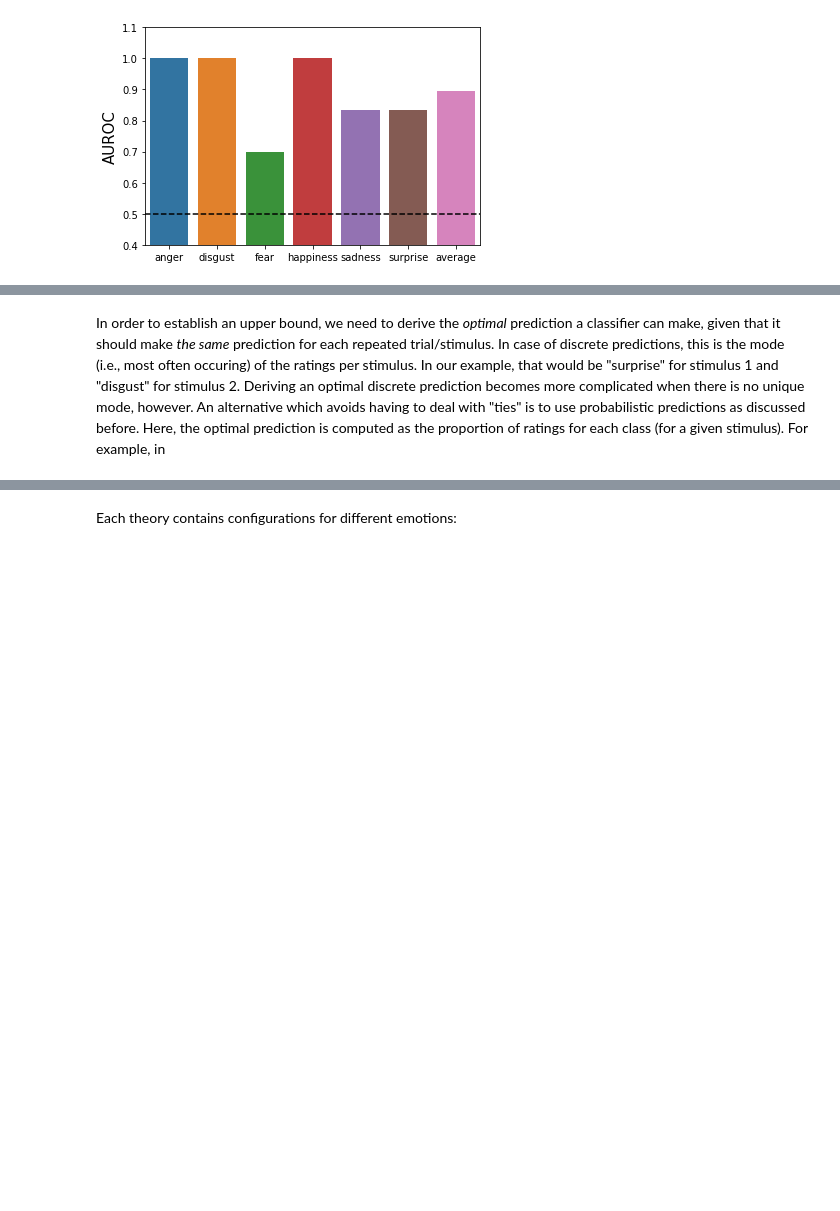
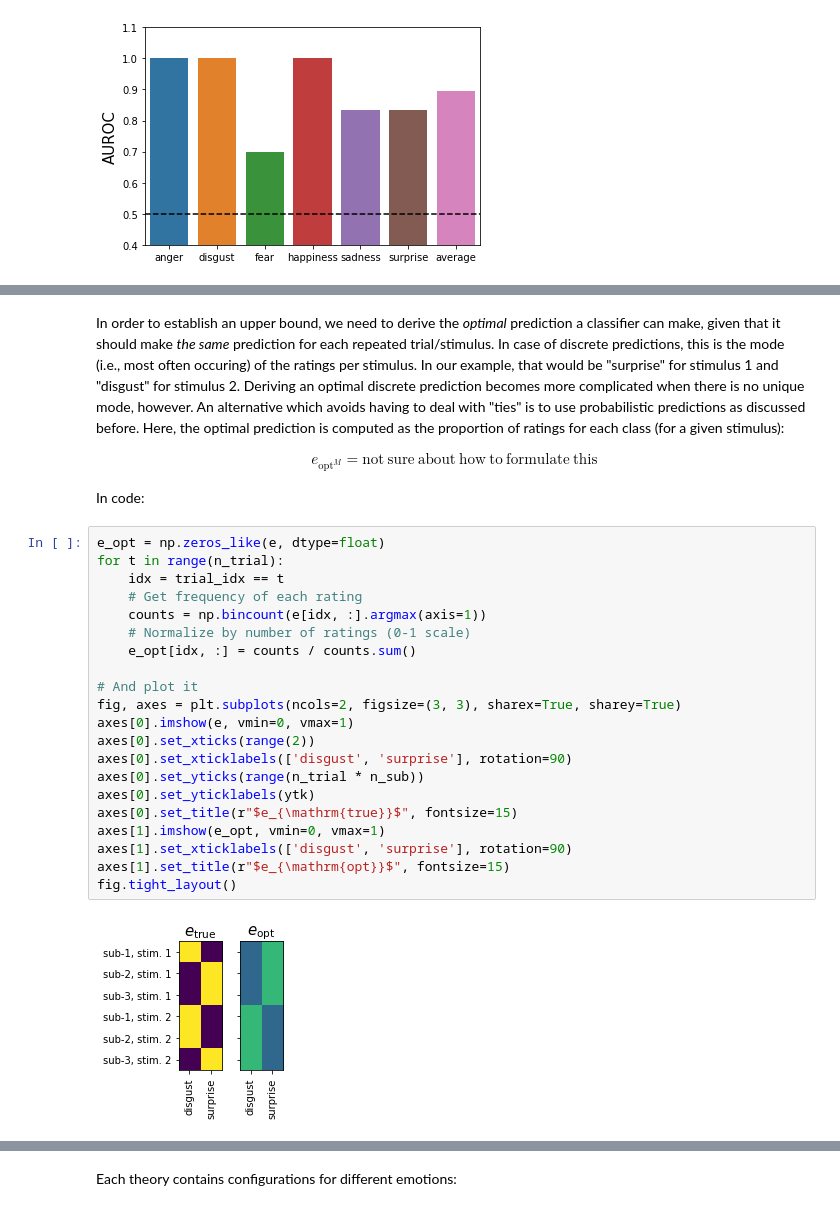
Before and after one commit to lukassnoek/hypothesis-kernel-analysis, a Jupyter notebook: notebooks/theory_kernel_analysis.ipynb, the cells around one changed output, grey strips where cells are left out. Drawn from its saved outputs; the diff is of its cells as text; blank space fills up the shorter version.

```diff
--- a/notebooks/theory_kernel_analysis.ipynb
+++ b/notebooks/theory_kernel_analysis.ipynb
@@ -367,4 +372,33 @@ fig.tight_layout()
 # %% [output]
 [figure]
 # %% [markdown]
-In order to establish an upper bound, we need to derive the *optimal* prediction a classifier can make, given that it should make *the same* prediction for each repeated trial/stimulus. In case of discrete predictions, this is the mode (i.e., most often occuring) of the ratings per stimulus. In our example, that would be "surprise" for stimulus 1 and "disgust" for stimulus 2. Deriving an optimal discrete prediction becomes more complicated when there is no unique mode, however. An alternative which avoids having to deal with "ties" is to use probabilistic predictions as discussed before. Here, the optimal prediction is computed as the proportion of ratings for each class (for a given stimulus). For example, in
+In order to establish an upper bound, we need to derive the *optimal* prediction a classifier can make, given that it should make *the same* prediction for each repeated trial/stimulus. In case of discrete predictions, this is the mode (i.e., most often occuring) of the ratings per stimulus. In our example, that would be "surprise" for stimulus 1 and "disgust" for stimulus 2. Deriving an optimal discrete prediction becomes more complicated when there is no unique mode, however. An alternative which avoids having to deal with "ties" is to use probabilistic predictions as discussed before. Here, the optimal prediction is computed as the proportion of ratings for each class (for a given stimulus):
+
+\begin{align}
+e_{\mathrm{opt}^{M}} = \mathrm{not\ sure\ about\ how\ to\ formulate\ this}
+\end{align}
+
+In code:
+# %%
+e_opt = np.zeros_like(e, dtype=float)
+for t in range(n_trial):
+    idx = trial_idx == t
+    # Get frequency of each rating
+    counts = np.bincount(e[idx, :].argmax(axis=1))
+    # Normalize by number of ratings (0-1 scale)
+    e_opt[idx, :] = counts / counts.sum()
+
+# And plot it
+fig, axes = plt.subplots(ncols=2, figsize=(3, 3), sharex=True, sharey=True)
+axes[0].imshow(e, vmin=0, vmax=1)
+axes[0].set_xticks(range(2))
+axes[0].set_xticklabels(['disgust', 'surprise'], rotation=90)
+axes[0].set_yticks(range(n_trial * n_sub))
+axes[0].set_yticklabels(ytk)
+axes[0].set_title(r"$e_{\mathrm{true}}$", fontsize=15)
+axes[1].imshow(e_opt, vmin=0, vmax=1)
+axes[1].set_xticklabels(['disgust', 'surprise'], rotation=90)
+axes[1].set_title(r"$e_{\mathrm{opt}}$", fontsize=15)
+fig.tight_layout()
+# %% [output]
+[figure, added]
```
Also changed, not shown: parts of 34 cells of this notebook.
